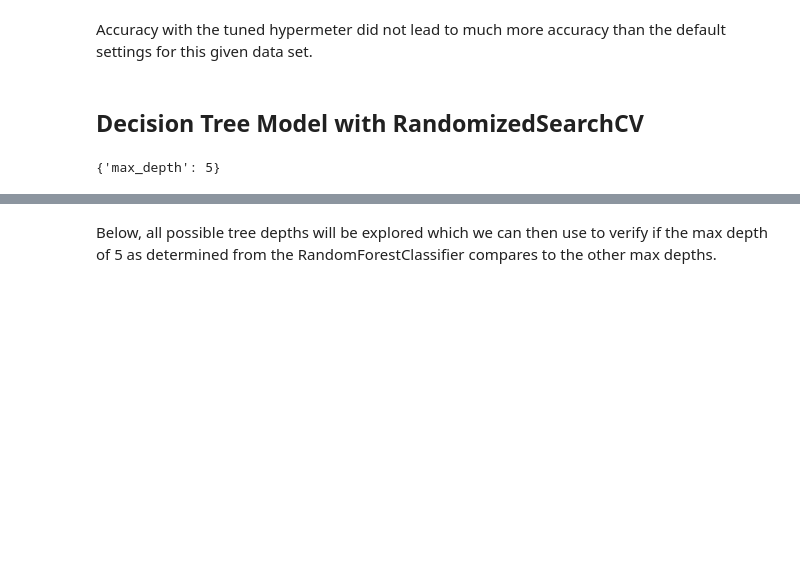
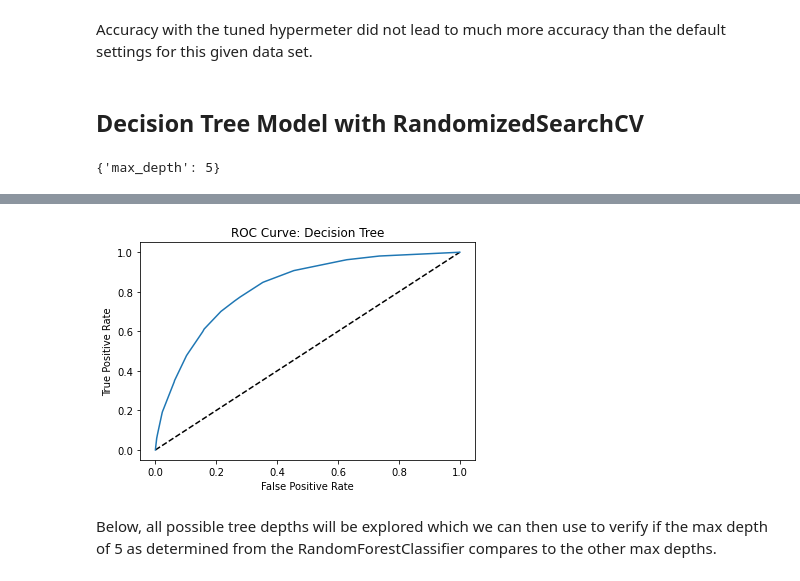
Before and after one commit to jimmyzholin/Springboard2, a Jupyter notebook: Capstone/models/1.0-jl-initial-modeling.ipynb, the cells around one changed output, grey strips where cells are left out. Drawn from its saved outputs; the diff is of its cells as text; code cells hidden in the pictures; blank space fills up the shorter version.

```diff
--- a/Capstone/models/1.0-jl-initial-modeling.ipynb
+++ b/Capstone/models/1.0-jl-initial-modeling.ipynb
@@ -197,3 +218,16 @@ accuracy_score(y_test, tree_pred)
+# %%
+y_pred_prob_tree = tree_model.predict_proba(X_test)[:,1]
+# %%
+fpr_tree, tpr_tree, threholds_tree = roc_curve(y_test, y_pred_prob_tree)
+# %%
+plt.plot([0,1], [0,1], 'k--')
+plt.plot(fpr_tree, tpr_tree, label='Decision Tree')
+plt.xlabel('False Positive Rate')
+plt.ylabel('True Positive Rate')
+plt.title('ROC Curve: Decision Tree')
+plt.show()
+# %% [output]
+[figure, added]
 # %% [markdown]
 Below, all possible tree depths will be explored which we can then use to verify if the max depth of 5 as determined from the RandomForestClassifier compares to the other max depths.
 # %%
```
Also changed, not shown: parts of 27 cells of this notebook, 9 other files.
